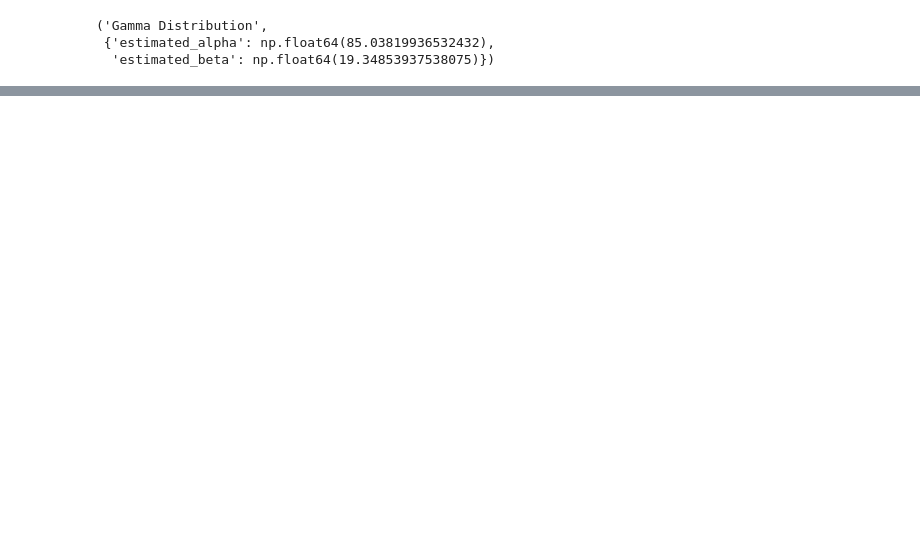
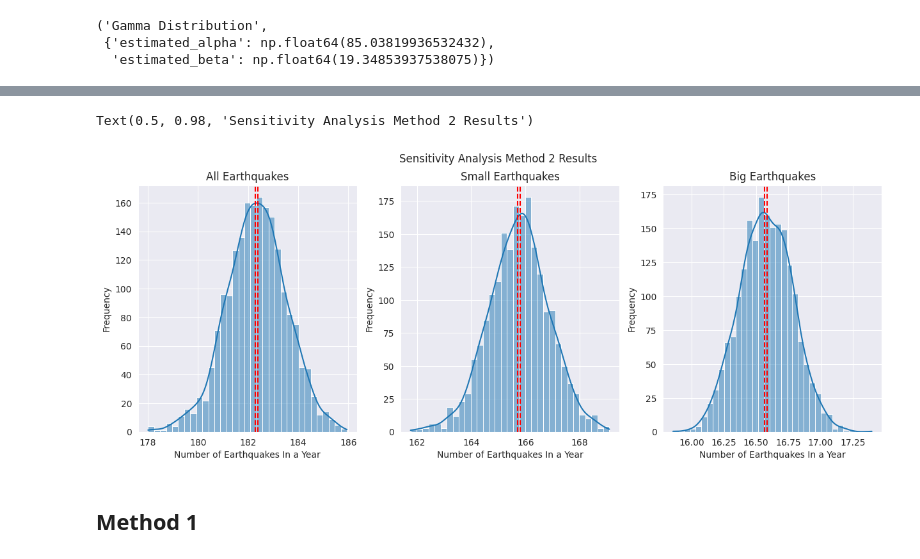
Before and after one commit to stilxam/mm, a Jupyter notebook: hypothesis_testing.ipynb, the cells around one changed output, grey strips where cells are left out. Drawn from its saved outputs; the diff is of its cells as text; code cells hidden in the pictures; blank space fills up the shorter version.

```diff
--- a/hypothesis_testing.ipynb
+++ b/hypothesis_testing.ipynb
@@ -741,0 +742,10 @@ pprint(calculate_summary(b))
+# %%
+def sample_from_actually_observed_data(data:pd.DataFrame, n_samples:int) -> pd.DataFrame:
+    """
+    Sample from the actually observed data.
+
+    :param data: A pandas DataFrame of the observed data.
+    :param n_samples: An integer representing the number of samples to draw.
+    :return: A pandas DataFrame of the sampled data.
+    """
+    return data.sample(n_samples, replace=True)
@@ -741,0 +797,37 @@ pprint(calculate_summary(b))
+# %%
+fig, ax = plt.subplots(nrows=1, ncols = 3, figsize=(15, 5))
+
+sns.histplot(m2_t, kde=True, ax=ax[0])
+total_CI = calculate_CI(m2_t)
+ax[0].axvline(total_CI[0], color="red", linestyle="--")
+ax[0].axvline(total_CI[1], color="red", linestyle="--")
+
+
+ax[0].set_title("All Earthquakes")
+ax[0].set_xlabel("Number of Earthquakes In a Year")
+ax[0].set_ylabel("Frequency")
+
+sns.histplot(m2_s, kde=True, ax=ax[1])
+small_CI = calculate_CI(m2_s)
+ax[1].axvline(small_CI[0], color="red", linestyle="--")
+ax[1].axvline(small_CI[1], color="red", linestyle="--")
+ax[1].set_title("Small Earthquakes")
+ax[1].set_xlabel("Number of Earthquakes In a Year")
+ax[1].set_ylabel("Frequency")
+
+sns.histplot(m2_b, kde=True, ax=ax[2])
+big_CI = calculate_CI(m2_b)
+ax[2].axvline(big_CI[0], color="red", linestyle="--")
+ax[2].axvline(big_CI[1], color="red", linestyle="--")
+
+ax[2].set_title("Big Earthquakes")
+
+ax[2].set_xlabel("Number of Earthquakes In a Year")
+ax[2].set_ylabel("Frequency")
+
+fig.suptitle("Sensitivity Analysis Method 2 Results")
+# %% [output]
+Text(0.5, 0.98, 'Sensitivity Analysis Method 2 Results')
+[figure, added]
+# %% [markdown]
+## Method 1
```
Also changed, not shown: parts of 14 cells of this notebook.
